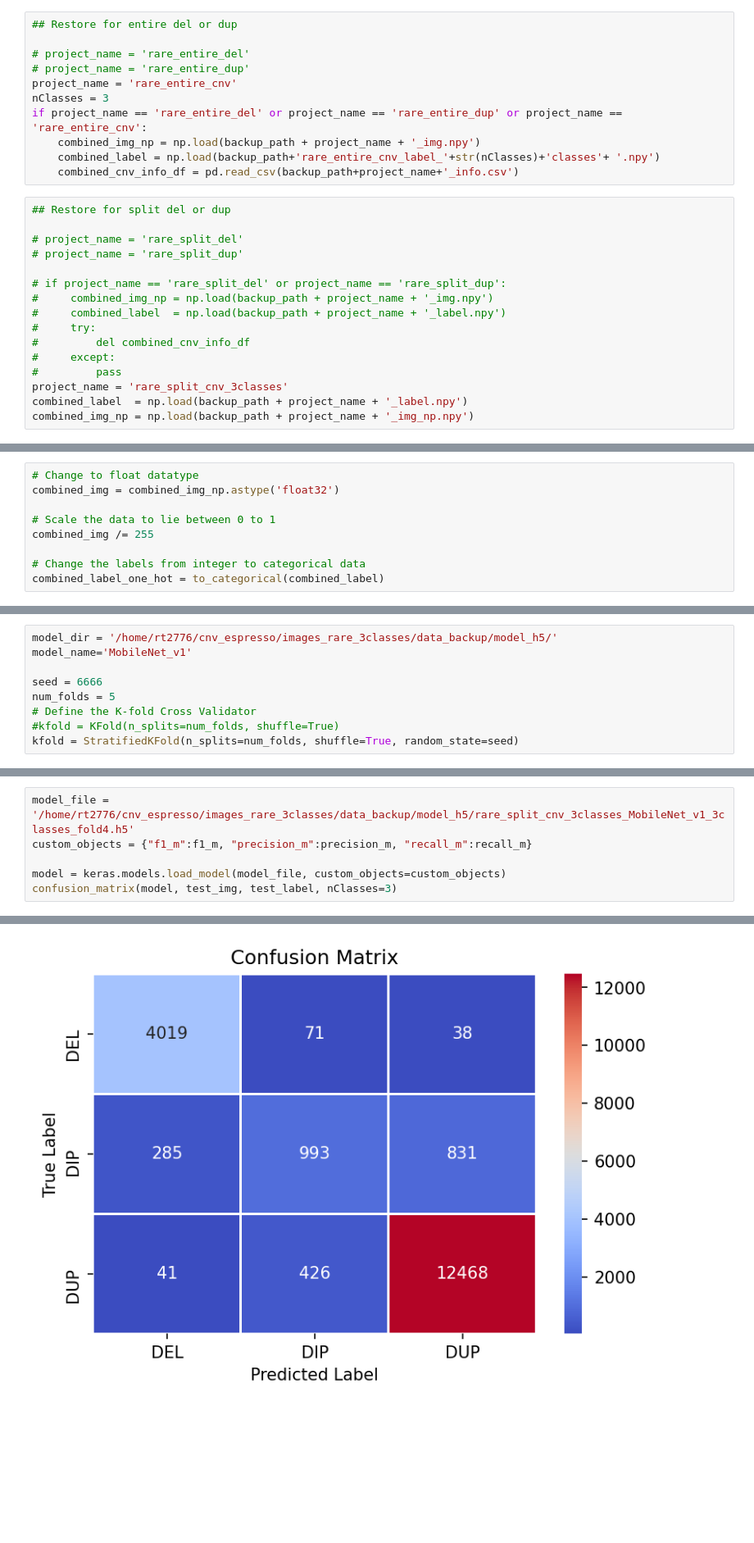
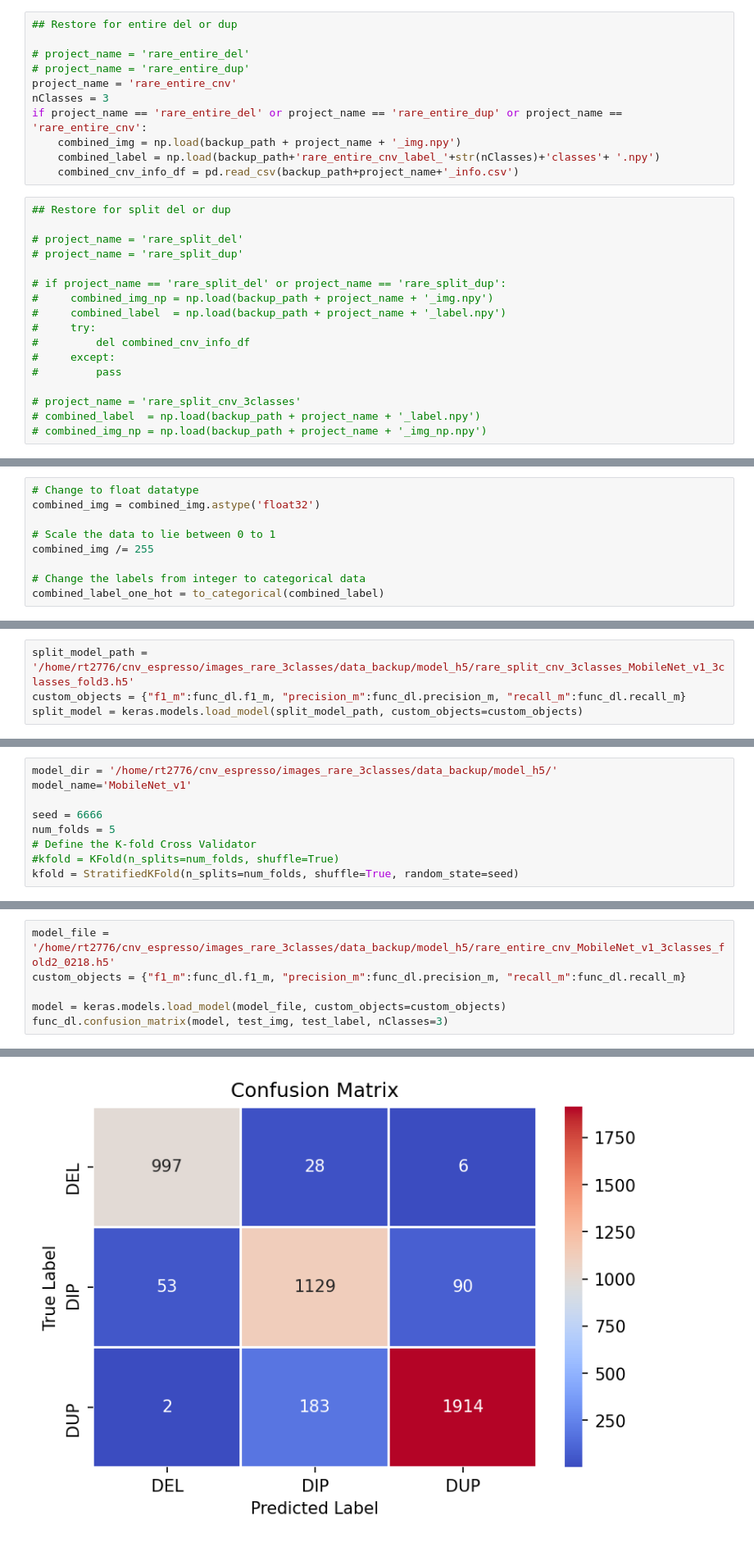
Before and after one commit to ShenLab/CNV-Espresso, a Jupyter notebook: src/training.ipynb, the cells around one changed output, grey strips where cells are left out. Shown at 82% size. Drawn from its saved outputs; the diff is of its cells as text; blank space fills up the shorter version.

```diff
--- a/src/training.ipynb
+++ b/src/training.ipynb
@@ -423,7 +216,7 @@ np.save(backup_path + project_name + '_img_np', combined_img_np)
 project_name = 'rare_entire_cnv'
 nClasses = 3
 if project_name == 'rare_entire_del' or project_name == 'rare_entire_dup' or project_name == 'rare_entire_cnv':
-    combined_img_np = np.load(backup_path + project_name + '_img.npy')
+    combined_img = np.load(backup_path + project_name + '_img.npy')
     combined_label = np.load(backup_path+'rare_entire_cnv_label_'+str(nClasses)+'classes'+ '.npy')
     combined_cnv_info_df = pd.read_csv(backup_path+project_name+'_info.csv')
 # %%
@@ -439,8 +232,9 @@ if project_name == 'rare_entire_del' or project_name == 'rare_entire_dup' or pro
 #         del combined_cnv_info_df
 #     except:
 #         pass
-project_name = 'rare_split_cnv_3classes'
-combined_label  = np.load(backup_path + project_name + '_label.npy')
-combined_img_np = np.load(backup_path + project_name + '_img_np.npy')
+
+# project_name = 'rare_split_cnv_3classes'
+# combined_label  = np.load(backup_path + project_name + '_label.npy')
+# combined_img_np = np.load(backup_path + project_name + '_img_np.npy')
 # %%
 print("Project: '%s' dataset loaded."%project_name)
@@ -469,7 +263,7 @@ print("The shape of input tensor:",input_shape)
 The shape of input tensor: (224, 224, 3)
 # %%
 # Change to float datatype
-combined_img = combined_img_np.astype('float32')
+combined_img = combined_img.astype('float32')
 
 # Scale the data to lie between 0 to 1
 combined_img /= 255
@@ -813,0 +839,4 @@ Text(0.5, 1.0, 'rare_split_cnv_3classes accuracy curves')
+# %%
+split_model_path = '/home/rt2776/cnv_espresso/images_rare_3classes/data_backup/model_h5/rare_split_cnv_3classes_MobileNet_v1_3classes_fold3.h5'
+custom_objects = {"f1_m":func_dl.f1_m, "precision_m":func_dl.precision_m, "recall_m":func_dl.recall_m}
+split_model = keras.models.load_model(split_model_path, custom_objects=custom_objects)
@@ -1238,9 +1107,9 @@ def confusion_matrix(model, test_img, test_label, nClasses):
 # %%
-model_file = '/home/rt2776/cnv_espresso/images_rare_3classes/data_backup/model_h5/rare_split_cnv_3classes_MobileNet_v1_3classes_fold4.h5'
-custom_objects = {"f1_m":f1_m, "precision_m":precision_m, "recall_m":recall_m}
+model_file = '/home/rt2776/cnv_espresso/images_rare_3classes/data_backup/model_h5/rare_entire_cnv_MobileNet_v1_3classes_fold2_0218.h5'
+custom_objects = {"f1_m":func_dl.f1_m, "precision_m":func_dl.precision_m, "recall_m":func_dl.recall_m}
 
 model = keras.models.load_model(model_file, custom_objects=custom_objects)
-confusion_matrix(model, test_img, test_label, nClasses=3)
+func_dl.confusion_matrix(model, test_img, test_label, nClasses=3)
 # %% [output]
 --- Confusion matrix for test data ---
 
@@ -1249,4 +1117,4 @@ confusion_matrix(model, test_img, test_label, nClasses=3)
-[figure, old version]
+[figure, new version]
 --- Classification report for test data ---
 
               precision    recall  f1-score   support
```
Also changed, not shown: parts of 101 cells of this notebook, 1 other file.
